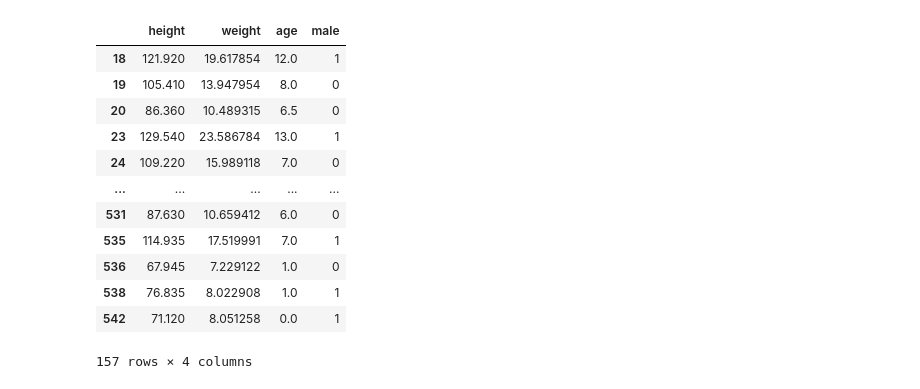
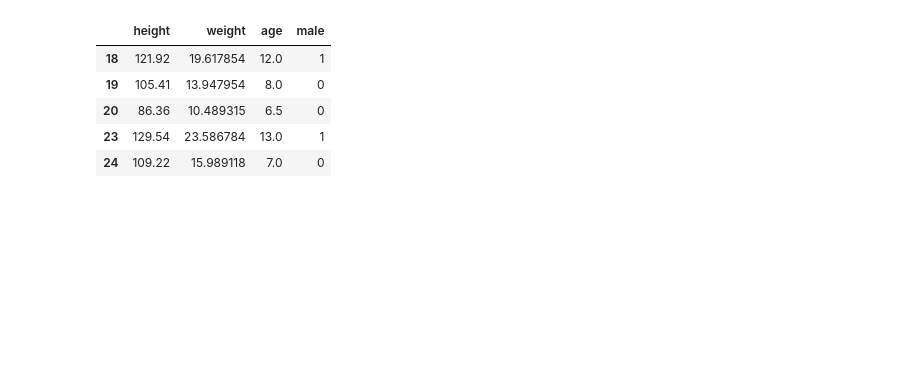
Before and after one commit to kpjmcg/Statistical-Rethinking-2023-Python-Notes, a Jupyter notebook: homework_week_2.ipynb, the cells around one changed output. Cells and saved outputs as stored; diff of their text form; code cells hidden in the pictures; blank space fills up the shorter version.

```diff
--- a/homework_week_2.ipynb
+++ b/homework_week_2.ipynb
@@ -28,18 +21,11 @@ howell
 # %%
 howell = howell[howell['age'] <= 13]
-howell
+howell.head()
 # %% [output]
 |  | height | weight | age | male |
-| 18 | 121.920 | 19.617854 | 12.0 | 1 |
-| 19 | 105.410 | 13.947954 | 8.0 | 0 |
-| 20 | 86.360 | 10.489315 | 6.5 | 0 |
-| 23 | 129.540 | 23.586784 | 13.0 | 1 |
-| 24 | 109.220 | 15.989118 | 7.0 | 0 |
-| ... | ... | ... | ... | ... |
-| 531 | 87.630 | 10.659412 | 6.0 | 0 |
-| 535 | 114.935 | 17.519991 | 7.0 | 1 |
-| 536 | 67.945 | 7.229122 | 1.0 | 0 |
-| 538 | 76.835 | 8.022908 | 1.0 | 1 |
-| 542 | 71.120 | 8.051258 | 0.0 | 1 |
+| 18 | 121.92 | 19.617854 | 12.0 | 1 |
+| 19 | 105.41 | 13.947954 | 8.0 | 0 |
+| 20 | 86.36 | 10.489315 | 6.5 | 0 |
+| 23 | 129.54 | 23.586784 | 13.0 | 1 |
+| 24 | 109.22 | 15.989118 | 7.0 | 0 |
-157 rows × 4 columns
 # %%
```
Also changed, not shown: parts of 17 cells of this notebook.
